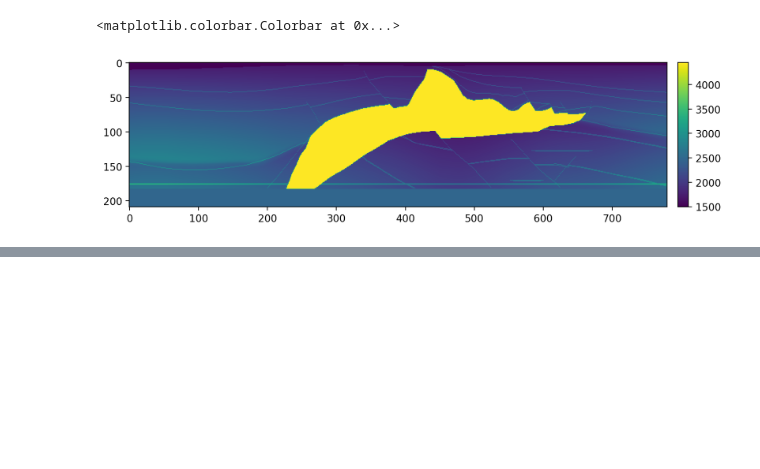
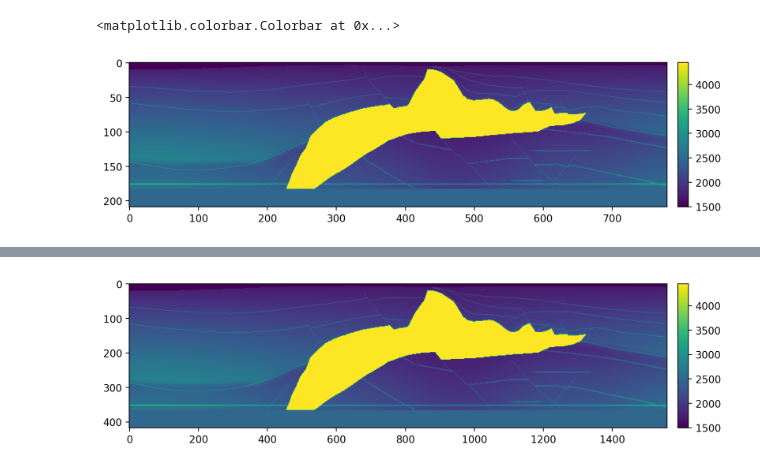
Before and after one commit to Liuyaguangzz/SEG_EAGE_Salt_3D_model_pyvista, a Jupyter notebook: seg-eage-3d-model-2d-interp.ipynb, the cells around one changed output, grey strips where cells are left out. Cells and saved outputs as stored; diff of their text form; code cells hidden in the pictures; blank space fills up the shorter version.

```diff
--- a/seg-eage-3d-model-2d-interp.ipynb
+++ b/seg-eage-3d-model-2d-interp.ipynb
@@ -50,0 +86,19 @@ np.savetxt('SEG-Salt-3D-Model-2D-Sclice-aa-interp-5m.csv',vel_interp)
+# %%
+dx_interp=10
+nz_interp=int(zlenth/dx_interp)+1
+nx_interp=int(xlenth/dx_interp)+1
+zp=np.linspace(0,zlenth,nz_interp)
+xp=np.linspace(0,xlenth,nx_interp)
+zpg,xpg=np.meshgrid(zp,xp,indexing='ij')
+vel_interp=interp((zpg,xpg))
+fig=plt.figure(figsize=(10,10),dpi=200)
+ax=fig.add_subplot(1,1,1)
+im=ax.imshow(vel_interp)
+ax_divider=make_axes_locatable(ax)
+cax=ax_divider.append_axes('right',size='2%',pad='2%')
+fig.colorbar(im,cax=cax)
+np.save(f'SEG-Salt-3D-Model-2D-Sclice-aa-interp-{dx_interp}m-{vel_interp.shape[0]}-{vel_interp.shape[1]}',vel_interp)
+np.savetxt(f'SEG-Salt-3D-Model-2D-Sclice-aa-interp-{dx_interp}m-{vel_interp.shape[0]}-{vel_interp.shape[1]}.csv',vel_interp)
+vel_interp.T.astype('float32').tofile(f'SEG-Salt-3D-Model-2D-Sclice-aa-interp-{dx_interp}m-{vel_interp.shape[0]}-{vel_interp.shape[1]}.bin')
+# %% [output]
+[figure, added]
```
Also changed, not shown: parts of 7 cells of this notebook.
